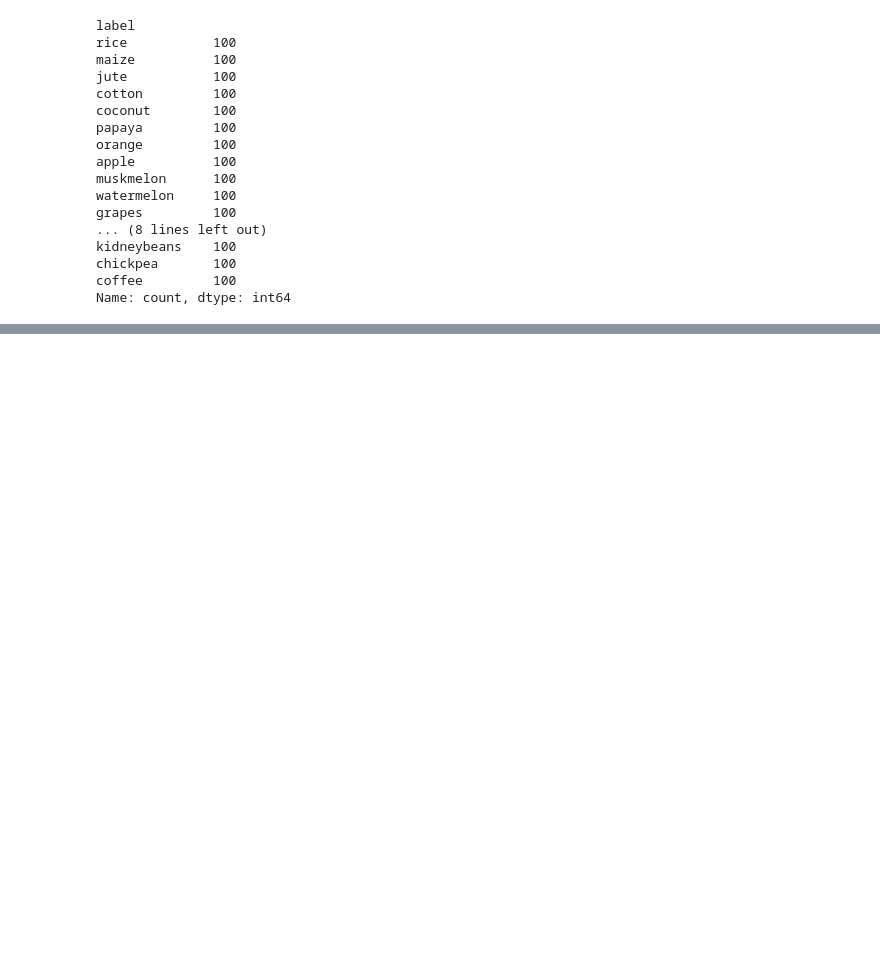
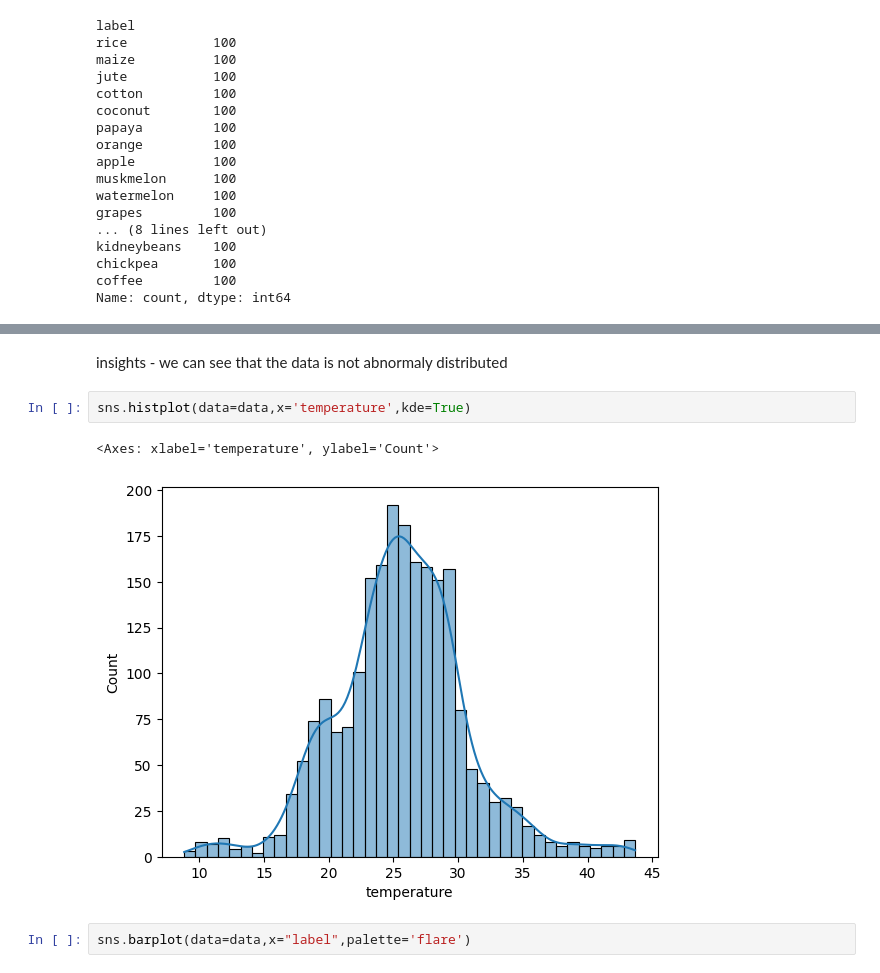
Before and after one commit to DipeshDhote/crop_recommendation, a Jupyter notebook: notebook/data/EDA.ipynb, the cells around one changed output, grey strips where cells are left out. Saved outputs shown, nothing was run; the diff lists cells and outputs as text; blank space fills up the shorter version.

```diff
--- a/notebook/data/EDA.ipynb
+++ b/notebook/data/EDA.ipynb
@@ -108,0 +148,9 @@ Name: count, dtype: int64
+# %% [markdown]
+insights - we can see that the data is not abnormaly distributed
+# %%
+sns.histplot(data=data,x='temperature',kde=True)
+# %% [output]
+<Axes: xlabel='temperature', ylabel='Count'>
+[figure, added]
+# %%
+sns.barplot(data=data,x="label",palette='flare')
```
Also changed, not shown: parts of 12 cells of this notebook, 7 other files.
